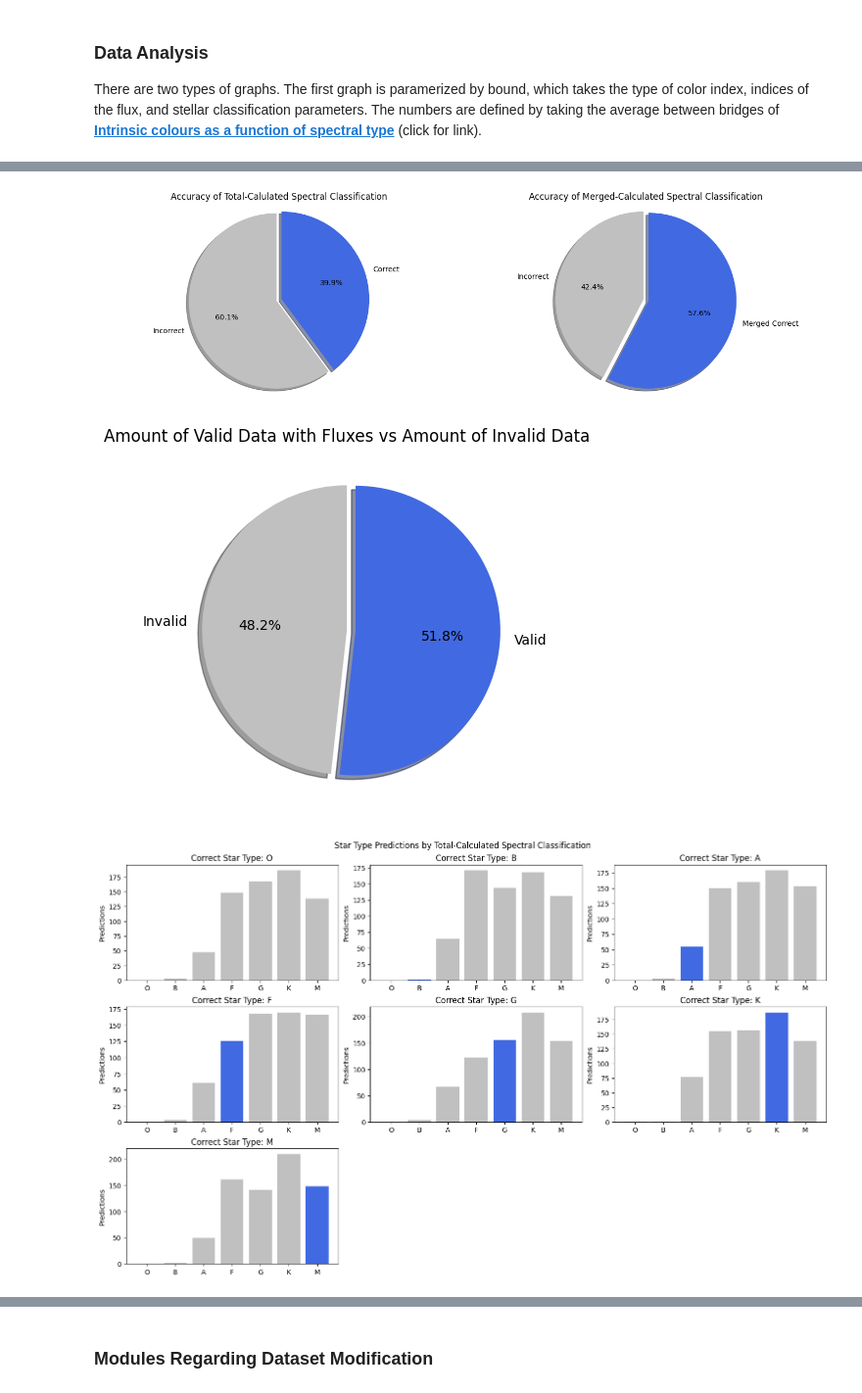
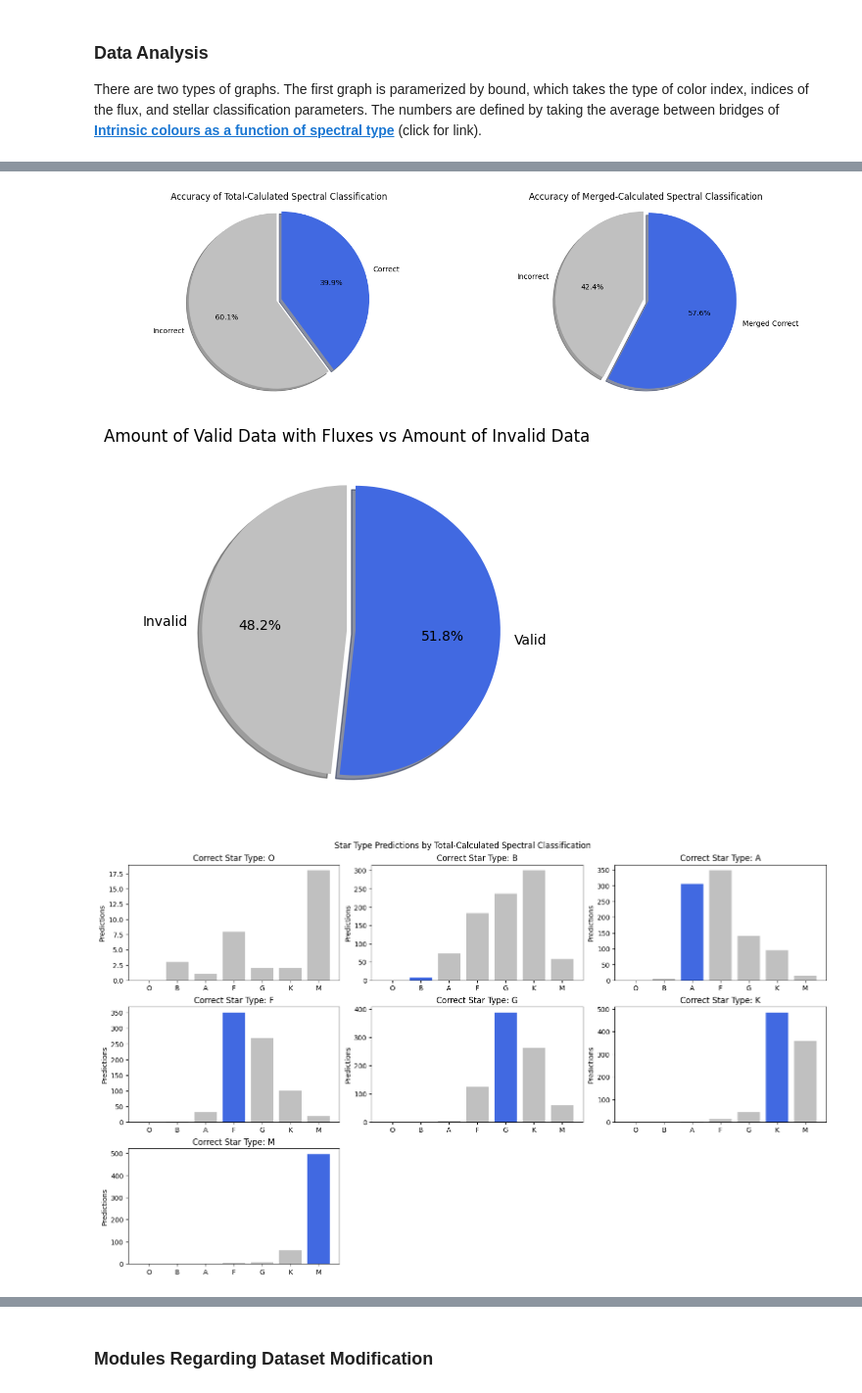
Before and after one commit to dkang2024/Spectral-Classification-AI, a Jupyter notebook: Dataset.ipynb, the cells around one changed output, grey strips where cells are left out. Shown at 98% size. Cells and saved outputs as stored; diff of their text form; code cells hidden in the pictures.

Commit message:
Visualization Changes

```diff
--- a/Dataset.ipynb
+++ b/Dataset.ipynb
@@ -133,6 +133,7 @@ There are two types of graphs. The first graph is paramerized by bound, which ta
 # %%
 #Exexcute only if GeneratedData.txt is valid, returns distribution
 StarList = pd.read_csv(os.path.join('Images', 'GeneratedData.txt'), index_col=0).to_numpy() #Takes StarList from the GeneratedData.txt
+Specific_Stars = pd.read_csv(os.path.join('Images', 'GeneratedData.txt'), index_col=0)
 
 Ans=[]
 fig, axes = plt.subplots(nrows=2, ncols=3, figsize=(14, 4), layout="constrained") #Sets up subplots
@@ -224,18 +225,23 @@ plt.show()
 fig, axes = plt.subplots(nrows=3, ncols=3, figsize=(15, 9), layout="constrained")
 axes = axes.flatten()
 fig.suptitle("Stellar Classification Evaluation")
-nums=[]
-for k in range(7):
-    prediction=[0,0,0,0,0,0,0]
+
+star_type_predictions = {'O': [0,0,0,0,0,0,0],'B': [0,0,0,0,0,0,0],'A': [0,0,0,0,0,0,0],'F': [0,0,0,0,0,0,0],'G': [0,0,0,0,0,0,0],'K': [0,0,0,0,0,0,0],'M': [0,0,0,0,0,0,0]}
+
+for index, row in Specific_Stars.iterrows():
+
+    predict = Ans2[index]
+    if predict != 'N/A':
+        star_type_predictions[row['Spectral Class']][L.index(predict)] += 1
+
+k = 0
+for k, (key, predict) in zip(range(7), star_type_predictions.items()):
     colors=["Silver","Silver","Silver","Silver","Silver","Silver","Silver"]
     colors[k]="RoyalBlue"
-    for i in range(1001):
-        try: prediction[L.index(Ans2[k*1000+i])]+=1
-        except: pass
-    axes[k].bar(L,prediction,color=colors)
+    axes[k].bar(L,predict,color=colors)
     axes[k].set_title(f'Correct Star Type: {L[k]}')
     axes[k].set(ylabel='Predictions')
-    nums.append(prediction[k])
+
 fig.delaxes(axes[7])
 fig.delaxes(axes[8])
 fig.suptitle('Star Type Predictions by Total-Calculated Spectral Classification')
@@ -244,38 +250,43 @@ plt.show()
 def linear(x, m, b):
     return m * x + b
 
-xs=list(range(7))
+xs = list(range(7))
+
+star_type_list = []
+for spectral_type, star_types_listed in star_type_predictions.items():
+    star_type_list.append(star_types_listed[L.index(spectral_type)])
+
 # Perform the curve fit
-params_ignore, covariance_ignore = curve_fit(linear, xs[2:], nums[2:])
+params_ignore, covariance_ignore = curve_fit(linear, xs[2:], star_type_list[2:])
 m_fit_ignore, b_fit_ignore = params_ignore
 
-params, covariance = curve_fit(linear, xs, nums)
+params, covariance = curve_fit(linear, xs, star_type_list)
 m_fit, b_fit = params
 
 # Generate the fitted curve
 x_fit = np.linspace(min(xs), max(xs), 1000)
 y_fit = linear(x_fit, m_fit_ignore, b_fit_ignore)
 # Plot the original data and the fitted curve
-plt.scatter(xs, nums, label='Data')
+plt.scatter(xs, star_type_list, label='Data')
 plt.plot(x_fit, y_fit, label='Fitted Curve (Ignoring O and B)', color='red')
 plt.plot(x_fit, linear(x_fit, m_fit, b_fit), label='Fitted Curve (No Outlier Dropping)', c='g')
 plt.xticks(ticks=range(7), labels=('O', 'B', 'A', 'F', 'G', 'K', 'M'))
 plt.xlabel('X')
 plt.ylabel('Y')
 plt.title('Number of Accurate Predictions from O to M')
 plt.legend()
 plt.show()
 
 print(f'Fitted Curve (Ignoring Outliers): Slope: {m_fit_ignore} +- {np.sqrt(covariance_ignore[0, 0])}', f'Intercept: {b_fit_ignore} +- {np.sqrt(covariance_ignore[1, 1])}')
 print(f'Fitted Curve (No Dropping Outliers): Slope: {m_fit} +- {np.sqrt(covariance[0, 0])}', f'Intercept: {b_fit} +- {np.sqrt(covariance[1, 1])}')
 
 chi_square=0
 for i in range(2,7):
-    temp=nums[i]-linear(xs[i],m_fit_ignore,b_fit_ignore)
-    chi_square+=(temp/nums[i])**2
+    temp=star_type_list[i]-linear(xs[i],m_fit_ignore,b_fit_ignore)
+    chi_square+=(temp/star_type_list[i])**2
 print("chi_square", chi_square)
 # %% [output]
 [figure]
 [figure]
 [figure]
-[figure, old version]
+[figure, new version]
```
Also changed, not shown: parts of 1 cell of this notebook.
